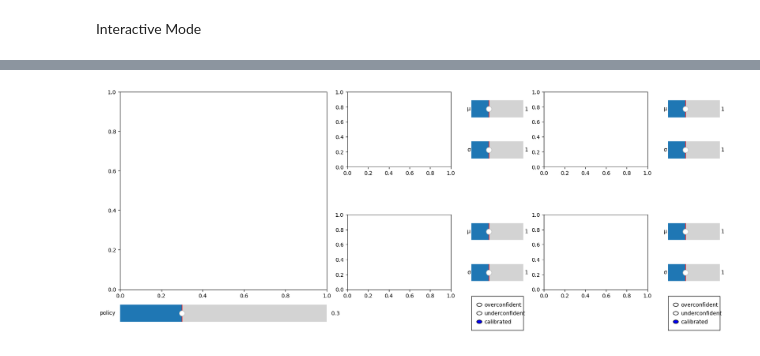
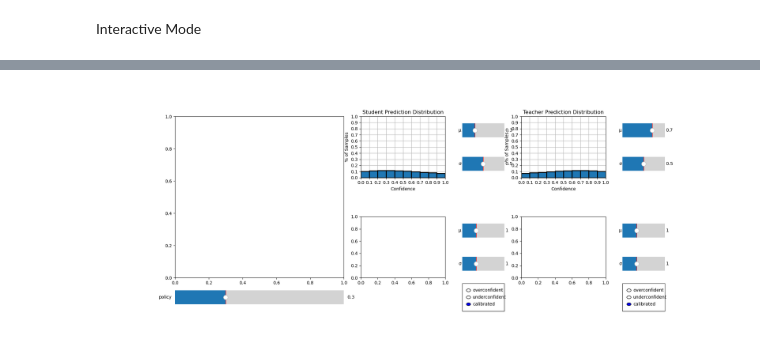
Before and after one commit to Geffen-Cooper/continual_learning_playground, a Jupyter notebook: src/test_time_kd/calib.ipynb, the cells around one changed output, grey strips where cells are left out. Saved outputs shown, nothing was run; the diff lists cells and outputs as text; code cells hidden in the pictures.

Commit message:
interactive distribution working

```diff
--- a/src/test_time_kd/calib.ipynb
+++ b/src/test_time_kd/calib.ipynb
@@ -125,6 +125,8 @@ Interactive Mode
 %matplotlib inline
 # %%
 from matplotlib.widgets import Slider, Button, RadioButtons
+
+# initialize figure layout
 fig, axs = plt.subplot_mosaic([['tradeoff_plot','stud_dist','stud_dist_mu','teach_dist','teach_dist_mu'],
                                ['tradeoff_plot','stud_dist','stud_dist_sigma','teach_dist','teach_dist_sigma'],
                                ['tradeoff_plot','stud_avg_acc','stud_avg_conf','teach_avg_acc','teach_avg_conf'],
@@ -133,10 +135,11 @@ fig, axs = plt.subplot_mosaic([['tradeoff_plot','stud_dist','stud_dist_mu','teac
                                ['tradeoff_slider','stud_ECE','stud_ou','teach_ECE','teach_ou']],figsize=(20, 8),
                                gridspec_kw={'width_ratios': [1,0.5,0.25,0.5,0.25],'height_ratios': [0.5,0.5,0.5,0.5,0.5,0.5]})
 
-stud_dist_mu = Slider(axs['stud_dist_mu'], 'μ', 0, 3.0, valinit=1,orientation="horizontal")
-teach_dist_mu = Slider(axs['teach_dist_mu'], 'μ', 0, 3.0, valinit=1,orientation="horizontal")
-stud_dist_sigma = Slider(axs['stud_dist_sigma'], 'σ', 0, 3.0, valinit=1,orientation="horizontal")
-teach_dist_sigma = Slider(axs['teach_dist_sigma'], 'σ', 0, 3.0, valinit=1,orientation="horizontal")
+# initialize widgets
+stud_dist_mu = Slider(axs['stud_dist_mu'], 'μ', 0, 1.0, valinit=0.3,orientation="horizontal")
+teach_dist_mu = Slider(axs['teach_dist_mu'], 'μ', 0, 1.0, valinit=0.7,orientation="horizontal")
+stud_dist_sigma = Slider(axs['stud_dist_sigma'], 'σ', 0, 1.0, valinit=0.5,orientation="horizontal")
+teach_dist_sigma = Slider(axs['teach_dist_sigma'], 'σ', 0, 1.0, valinit=0.5,orientation="horizontal")
 
 stud_rel_mu = Slider(axs['stud_rel_mu'], 'μ', 0, 3.0, valinit=1,orientation="horizontal")
 teach_rel_mu = Slider(axs['teach_rel_mu'], 'μ', 0, 3.0, valinit=1,orientation="horizontal")
@@ -154,4 +157,89 @@ axs['teach_avg_acc'].axis('off')
 axs['teach_avg_conf'].axis('off')
 axs['stud_ECE'].axis('off')
 axs['teach_ECE'].axis('off')
+
+# set up global variables
+n_bins = 10
+bin_boundaries = torch.linspace(0, 1, n_bins + 1)
+bin_lowers = bin_boundaries[:-1]
+bin_uppers = bin_boundaries[1:]
+
+def normal_density(mu,sigma,x):
+    return 1/(np.sqrt(2*np.pi)*sigma)*np.exp(-np.square(x-mu)/(2*sigma**2))
+
+bar_ticks = np.arange(0,1+1*bin_uppers[0],1/n_bins)
+bar_ticks = [str(round(bar,2)) for bar in bar_ticks]
+bar_xpos = np.arange(0,n_bins+1)
+bar_xtickpos = [xpos[i]-0.5 for i in range(len(xpos))]
+plt.rc('axes', axisbelow=True)
+
+
+# init stud dist
+b_S = torch.nn.functional.softmax(torch.tensor(normal_density(stud_dist_mu.val,stud_dist_sigma.val,np.linspace(0,1,n_bins))),dim=0)
+stud_dist_bars = axs['stud_dist'].bar(bar_xpos[:-1],b_S,width=1,edgecolor='black',linewidth=2)
+axs['stud_dist'].set_xticks(bar_xtickpos,bar_ticks)
+axs['stud_dist'].set_ylim([0,1])
+axs['stud_dist'].set_xlim(-0.5,n_bins-0.5)
+axs['stud_dist'].grid()
+axs['stud_dist'].set_title("Student Prediction Distribution")
+axs['stud_dist'].set_xlabel("Confidence")
+axs['stud_dist'].set_ylabel("% of Samples")
+axs['stud_dist'].set_yticks(np.linspace(0,1,11))
+
+def stud_dist_update(val):
+    # get the new distribution bins
+    b_S = torch.nn.functional.softmax(torch.tensor(normal_density(stud_dist_mu.val,stud_dist_sigma.val,np.linspace(0,1,n_bins))),dim=0)
+    for i,b in enumerate(stud_dist_bars):
+        b.set_height(b_S[i])
+
+stud_dist_mu.on_changed(stud_dist_update)
+stud_dist_sigma.on_changed(stud_dist_update)
+
+
+# init teach dist
+b_T = torch.nn.functional.softmax(torch.tensor(normal_density(teach_dist_mu.val,teach_dist_sigma.val,np.linspace(0,1,n_bins))),dim=0)
+teach_dist_bars = axs['teach_dist'].bar(bar_xpos[:-1],b_T,width=1,edgecolor='black',linewidth=2)
+axs['teach_dist'].set_xticks(bar_xtickpos,bar_ticks)
+axs['teach_dist'].set_ylim([0,1])
+axs['teach_dist'].set_xlim(-0.5,n_bins-0.5)
+axs['teach_dist'].grid()
+axs['teach_dist'].set_title("Teacher Prediction Distribution")
+axs['teach_dist'].set_xlabel("Confidence")
+axs['teach_dist'].set_ylabel("% of Samples")
+axs['teach_dist'].set_yticks(np.linspace(0,1,11))
+
+def teach_dist_update(val):
+    # get the new distribution bins
+    b_T = torch.nn.functional.softmax(torch.tensor(normal_density(teach_dist_mu.val,teach_dist_sigma.val,np.linspace(0,1,n_bins))),dim=0)
+    for i,b in enumerate(teach_dist_bars):
+        b.set_height(b_T[i])
+
+teach_dist_mu.on_changed(teach_dist_update)
+teach_dist_sigma.on_changed(teach_dist_update)
+
+# define how the predictions are distributed across bins
+# b = np.random.dirichlet(np.ones(n_bins)*10,size=1)[0]
+# b_S = torch.nn.functional.softmax(torch.tensor(normal_density(0.4,0.35,np.linspace(0,1,10))),dim=0)#np.ones(n_bins)/n_bins
+# b_T = torch.nn.functional.softmax(torch.tensor(normal_density(0.4,0.5,np.linspace(0,1,10))),dim=0)#np.random.dirichlet(np.ones(n_bins)*10,size=1)[0]
+
+
+# ax[0].bar(xpos[:-1],b_S,width=1,edgecolor='black',linewidth=2)
+# ax[0].set_xticks(xtickpos,bars)
+# ax[0].set_ylim([0,1])
+# ax[0].set_xlim(-0.5,n_bins-0.5)
+# ax[0].grid()
+# ax[0].set_title("Student Prediction Distribution")
+# ax[0].set_xlabel("Confidence")
+# ax[0].set_ylabel("% of Samples")
+# ax[0].set_yticks(np.linspace(0,1,11))
+
+# ax[1].bar(xpos[:-1],b_T,width=1,edgecolor='black',linewidth=2)
+# ax[1].set_xticks(xtickpos,bars)
+# ax[1].set_ylim([0,1])
+# ax[1].set_xlim(-0.5,n_bins-0.5)
+# ax[1].grid()
+# ax[1].set_title("Teacher Prediction Distribution")
+# ax[1].set_xlabel("Confidence")
+# ax[1].set_yticks(np.linspace(0,1,11))
+# ax[1].set_ylabel("% of Samples")
 # %% [output]
@@ -159 +247 @@ axs['teach_ECE'].axis('off')
-[figure, old version]
+[figure, new version]
```
Also changed, not shown: parts of 1 cell of this notebook.
